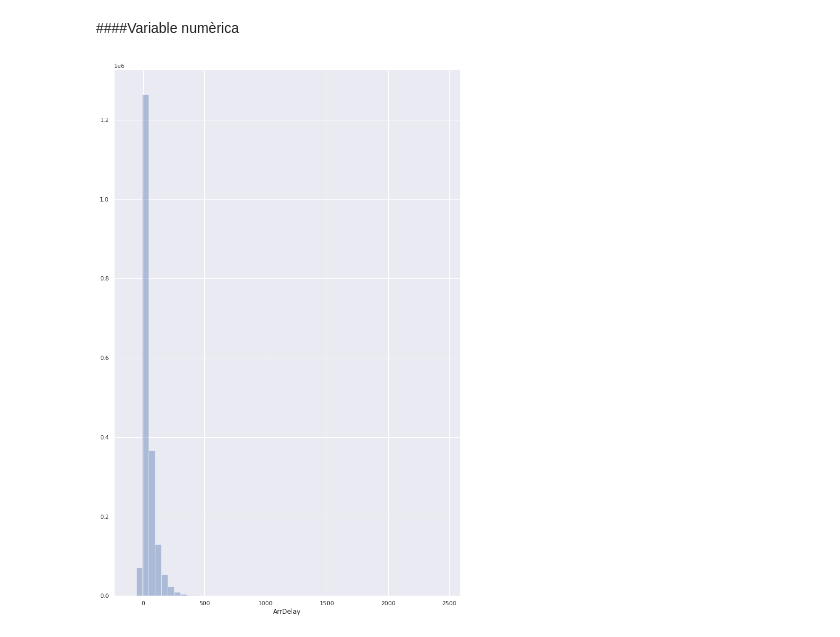
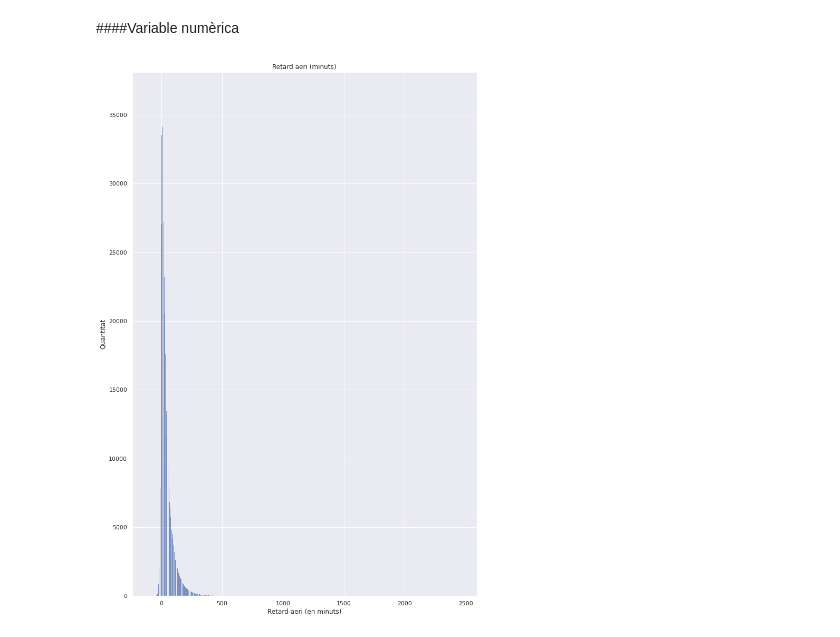
Before and after one commit to davifebdn/visualitzaci-_explorat-ria, a Jupyter notebook: Data_Science_Sprint_3_T01_Visualització_gràfica_d'un_dataset.ipynb, the cells around one changed output. Saved outputs shown, nothing was run; the diff lists cells and outputs as text; code cells hidden in the pictures.

```diff
--- a/Data_Science_Sprint_3_T01_Visualització_gràfica_d'un_dataset.ipynb
+++ b/Data_Science_Sprint_3_T01_Visualització_gràfica_d'un_dataset.ipynb
@@ -79,7 +83,10 @@ plt.show()
 # %% [markdown]
 ####Variable numèrica
-# %%
-sns.distplot( a=df["ArrDelay"], hist=True, kde=False, rug=False )
-plt.show()
-# %% [output]
-[figure, removed]
+# %%
+retard = sns.histplot(data=df, x="ArrDelay", pthresh=500)
+plt.title("Retard aeri (minuts)")
+plt.xlabel("Retard aeri (en minuts)")
+plt.ylabel("Quantitat")
+plt.show()
+# %% [output]
+[figure, added]
```
Also changed, not shown: parts of 2 cells of this notebook.
